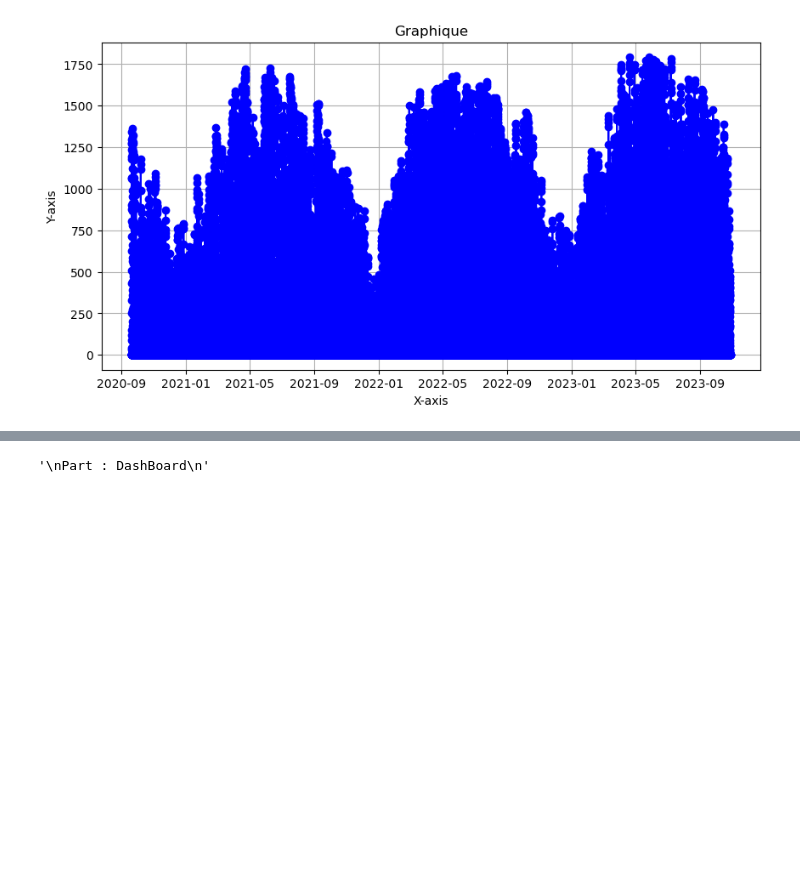
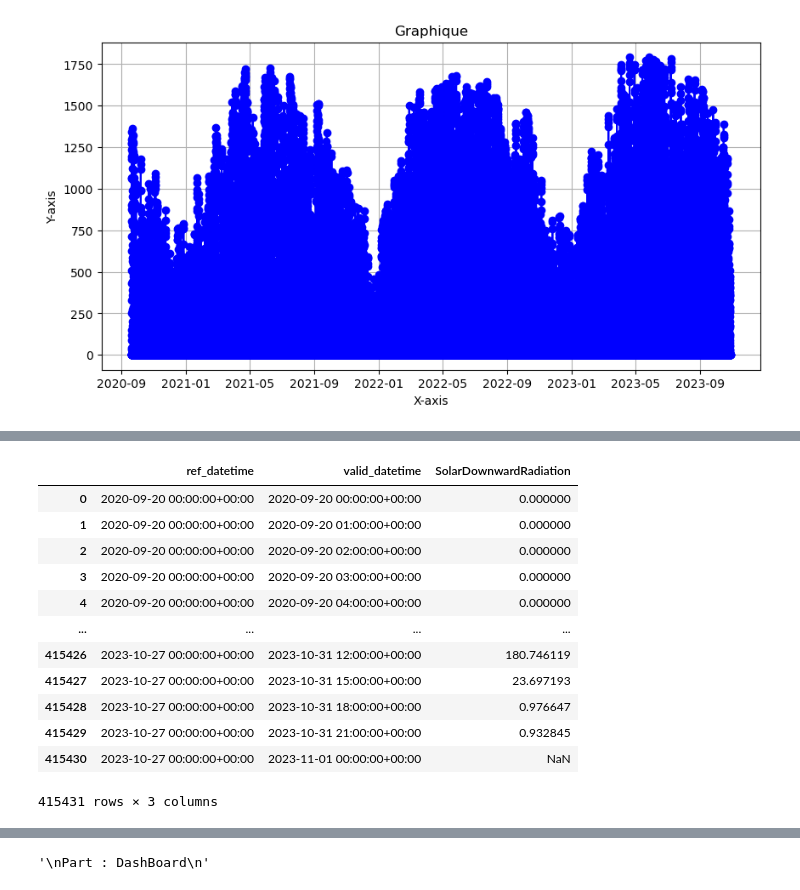
Before and after one commit to znaatcher/ProjectDatascience, a Jupyter notebook: project.ipynb, the cells around one changed output, grey strips where cells are left out. Drawn from its saved outputs; the diff is of its cells as text; code cells hidden in the pictures; blank space fills up the shorter version.

```diff
--- a/project.ipynb
+++ b/project.ipynb
@@ -167,0 +203,16 @@ Part : NC files
+# %%
+dwd_solar_features
+# %% [output]
+|  | ref_datetime | valid_datetime | SolarDownwardRadiation |
+| 0 | 2020-09-20 00:00:00+00:00 | 2020-09-20 00:00:00+00:00 | 0.000000 |
+| 1 | 2020-09-20 00:00:00+00:00 | 2020-09-20 01:00:00+00:00 | 0.000000 |
+| 2 | 2020-09-20 00:00:00+00:00 | 2020-09-20 02:00:00+00:00 | 0.000000 |
+| 3 | 2020-09-20 00:00:00+00:00 | 2020-09-20 03:00:00+00:00 | 0.000000 |
+| 4 | 2020-09-20 00:00:00+00:00 | 2020-09-20 04:00:00+00:00 | 0.000000 |
+| ... | ... | ... | ... |
+| 415426 | 2023-10-27 00:00:00+00:00 | 2023-10-31 12:00:00+00:00 | 180.746119 |
+| 415427 | 2023-10-27 00:00:00+00:00 | 2023-10-31 15:00:00+00:00 | 23.697193 |
+| 415428 | 2023-10-27 00:00:00+00:00 | 2023-10-31 18:00:00+00:00 | 0.976647 |
+| 415429 | 2023-10-27 00:00:00+00:00 | 2023-10-31 21:00:00+00:00 | 0.932845 |
+| 415430 | 2023-10-27 00:00:00+00:00 | 2023-11-01 00:00:00+00:00 | NaN |
+415431 rows × 3 columns
```
Also changed, not shown: parts of 17 cells of this notebook.
